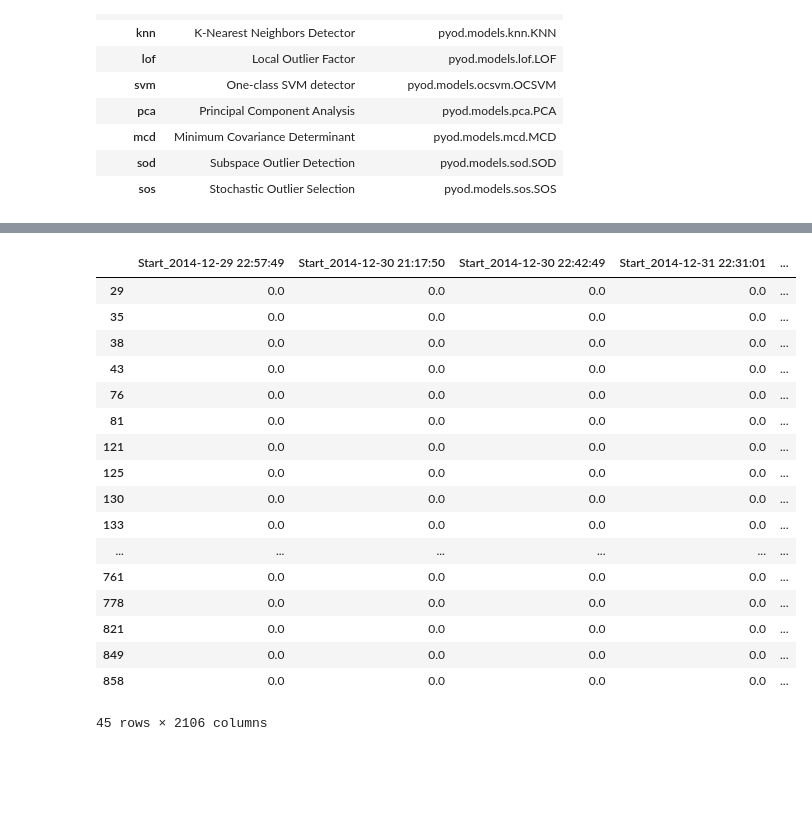
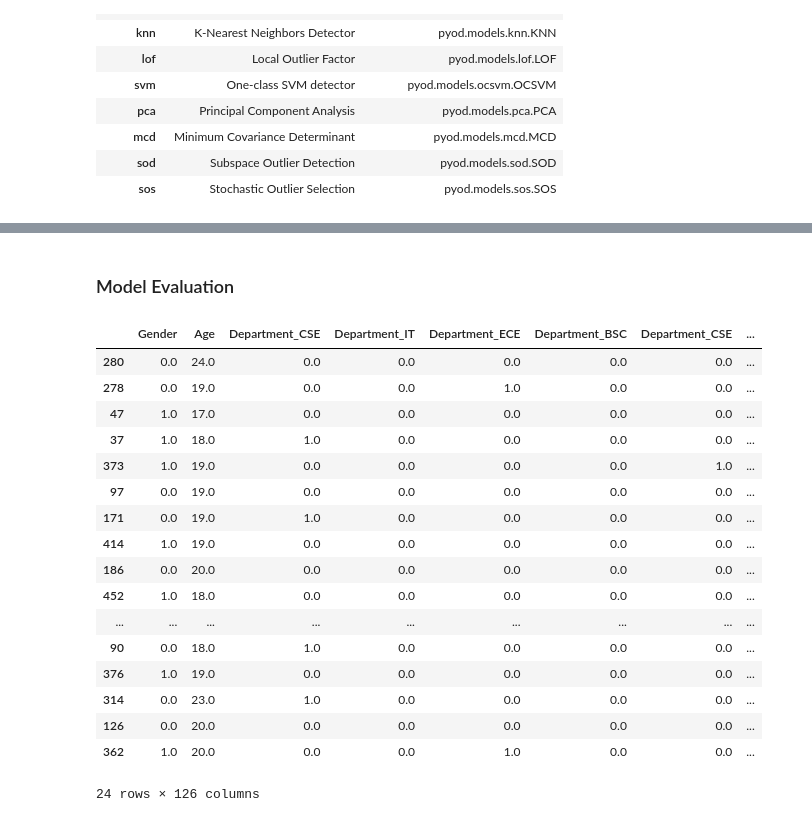
Before and after one commit to violettance/jupyter_notebooks, a Jupyter notebook: anomaly_detection.ipynb, the cells around one changed output, grey strips where cells are left out. Drawn from its saved outputs; the diff is of its cells as text; code cells hidden in the pictures; blank space fills up the shorter version.

Commit message:
Anomaly detection model & improvements

```diff
--- a/anomaly_detection.ipynb
+++ b/anomaly_detection.ipynb
@@ -12,0 +79,8 @@ df = pd.read_csv("assets/input/sleep_data.csv", sep=";")
+# %%
+# Dictionary to map department names to integers
+food_diet_mapping = {
+    'Yes': 1, 'No': 0
+}
+
+# Convert the 'Are_you_getting_good_food_diet_everyday' column to integers using the dictionary
+df['Are_you_getting_good_food_diet_everyday'] = df['Are_you_getting_good_food_diet_everyday'].map(food_diet_mapping)
@@ -13 +150,9 @@ df = pd.read_csv("assets/input/sleep_data.csv", sep=";")
+# %%
+# Dictionary to map department names to integers
+concentrate_mapping = {
+    'Yes': 1, 'No': 0
+}
+
+# Convert the 'concentrate_on_your_work_when_you_are_stressed' column to integers using the dictionary
+df['concentrate_on_your_work_when_you_are_stressed'] = df['concentrate_on_your_work_when_you_are_stressed'].map(concentrate_mapping)
 # %%
@@ -25,18 +174,3 @@ dtype: int64
-# %%
-# Exploring column
-df["Wake up"].unique()
-
-# Replace the smiley values with the corresponding numerical values
-df["Wake up"].replace({":)": 1, ":|": 0, ":(": -1}, inplace=True)
-
-# Fill NaN values with 0
-df["Wake up"].fillna(0, inplace=True)
-# %%
-# Fill the NaN values in the 'Sleep Notes' column with 0.
-df['Sleep Notes'].fillna(0, inplace=True)
-
-# Drop the 'Heart rate' column.
-df.drop('Heart rate', axis=1, inplace=True)
 # %% [markdown]
 ### PyCaret
 # %%
@@ -108,24 +242,29 @@ result.head()
+# %% [markdown]
+### Model Evaluation
 # %%
 # Predict model
 predictions = s.predict_model(iforest, data = df)
 
-predictions[predictions["Anomaly"] == 1]
+predictions_true = predictions[predictions["Anomaly"] == 1]
+
+# Sort the DataFrame by 'Anomaly_Score' in descending order (max to min)
+predictions_true.sort_values(by='Anomaly_Score', ascending=False)
 # %% [output]
-|  | Start_2014-12-29 22:57:49 | Start_2014-12-30 21:17:50 | Start_2014-12-30 22:42:49 | Start_2014-12-31 22:31:01 | ... |
-| 29 | 0.0 | 0.0 | 0.0 | 0.0 | ... |
-| 35 | 0.0 | 0.0 | 0.0 | 0.0 | ... |
-| 38 | 0.0 | 0.0 | 0.0 | 0.0 | ... |
-| 43 | 0.0 | 0.0 | 0.0 | 0.0 | ... |
-| 76 | 0.0 | 0.0 | 0.0 | 0.0 | ... |
-| 81 | 0.0 | 0.0 | 0.0 | 0.0 | ... |
-| 121 | 0.0 | 0.0 | 0.0 | 0.0 | ... |
-| 125 | 0.0 | 0.0 | 0.0 | 0.0 | ... |
-| 130 | 0.0 | 0.0 | 0.0 | 0.0 | ... |
-| 133 | 0.0 | 0.0 | 0.0 | 0.0 | ... |
-| ... | ... | ... | ... | ... | ... |
-| 761 | 0.0 | 0.0 | 0.0 | 0.0 | ... |
-| 778 | 0.0 | 0.0 | 0.0 | 0.0 | ... |
-| 821 | 0.0 | 0.0 | 0.0 | 0.0 | ... |
-| 849 | 0.0 | 0.0 | 0.0 | 0.0 | ... |
-| 858 | 0.0 | 0.0 | 0.0 | 0.0 | ... |
+|  | Gender | Age | Department_CSE | Department_IT | Department_ECE | Department_BSC | Department_CSE | ... |
+| 280 | 0.0 | 24.0 | 0.0 | 0.0 | 0.0 | 0.0 | 0.0 | ... |
+| 278 | 0.0 | 19.0 | 0.0 | 0.0 | 1.0 | 0.0 | 0.0 | ... |
+| 47 | 1.0 | 17.0 | 0.0 | 0.0 | 0.0 | 0.0 | 0.0 | ... |
+| 37 | 1.0 | 18.0 | 1.0 | 0.0 | 0.0 | 0.0 | 0.0 | ... |
+| 373 | 1.0 | 19.0 | 0.0 | 0.0 | 0.0 | 0.0 | 1.0 | ... |
+| 97 | 0.0 | 19.0 | 0.0 | 0.0 | 0.0 | 0.0 | 0.0 | ... |
+| 171 | 0.0 | 19.0 | 1.0 | 0.0 | 0.0 | 0.0 | 0.0 | ... |
+| 414 | 1.0 | 19.0 | 0.0 | 0.0 | 0.0 | 0.0 | 0.0 | ... |
+| 186 | 0.0 | 20.0 | 0.0 | 0.0 | 0.0 | 0.0 | 0.0 | ... |
+| 452 | 1.0 | 18.0 | 0.0 | 0.0 | 0.0 | 0.0 | 0.0 | ... |
+| ... | ... | ... | ... | ... | ... | ... | ... | ... |
+| 90 | 0.0 | 18.0 | 1.0 | 0.0 | 0.0 | 0.0 | 0.0 | ... |
+| 376 | 1.0 | 19.0 | 0.0 | 0.0 | 0.0 | 0.0 | 0.0 | ... |
+| 314 | 0.0 | 23.0 | 1.0 | 0.0 | 0.0 | 0.0 | 0.0 | ... |
+| 126 | 0.0 | 20.0 | 0.0 | 0.0 | 0.0 | 0.0 | 0.0 | ... |
+| 362 | 1.0 | 20.0 | 0.0 | 0.0 | 1.0 | 0.0 | 0.0 | ... |
-45 rows × 2106 columns
+24 rows × 126 columns
```
Also changed, not shown: parts of 43 cells of this notebook, 5 other files.
